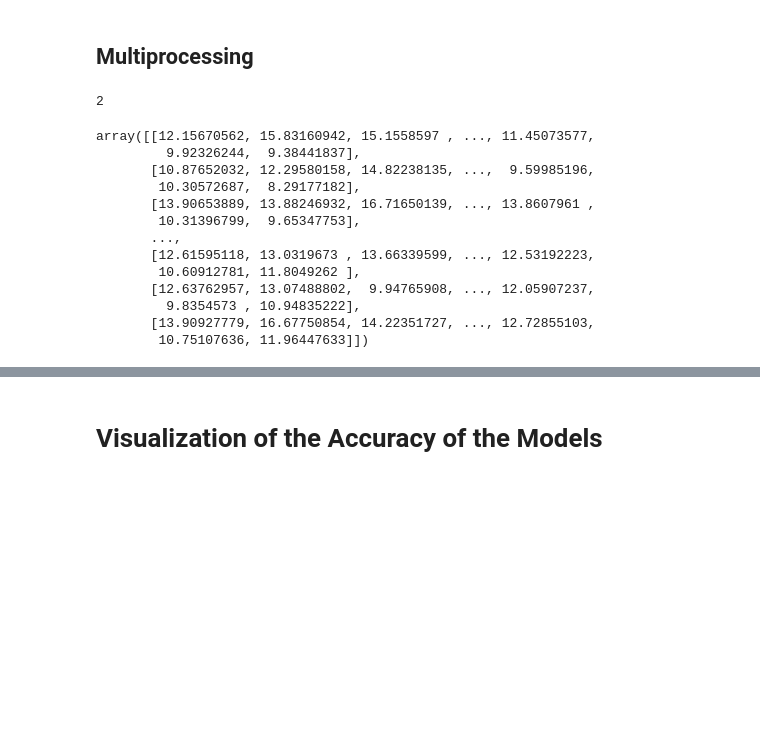
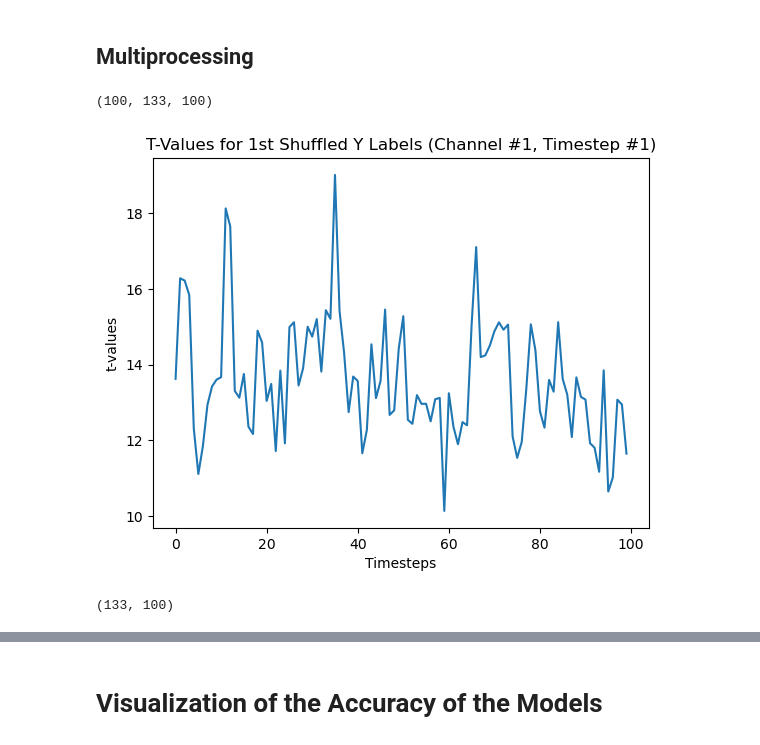
Before and after one commit to ncsl/decoding-decision-making, a Jupyter notebook: EFRI Data Analysis LDA.ipynb, the cells around one changed output, grey strips where cells are left out. Drawn from its saved outputs; the diff is of its cells as text; code cells hidden in the pictures; blank space fills up the shorter version.

```diff
--- a/EFRI Data Analysis LDA.ipynb
+++ b/EFRI Data Analysis LDA.ipynb
@@ -241,21 +166 @@ results = pool.starmap(get_t_values, [(data, y, num_channels, num_timesteps)] *
 pool.close()
-# %%
-len(results)
-# %% [output]
-2
-# %%
-results[0]
-# %% [output]
-array([[12.15670562, 15.83160942, 15.1558597 , ..., 11.45073577,
-         9.92326244,  9.38441837],
-       [10.87652032, 12.29580158, 14.82238135, ...,  9.59985196,
-        10.30572687,  8.29177182],
-       [13.90653889, 13.88246932, 16.71650139, ..., 13.8607961 ,
-        10.31396799,  9.65347753],
-       ...,
-       [12.61595118, 13.0319673 , 13.66339599, ..., 12.53192223,
-        10.60912781, 11.8049262 ],
-       [12.63762957, 13.07488802,  9.94765908, ..., 12.05907237,
-         9.8354573 , 10.94835222],
-       [13.90927779, 16.67750854, 14.22351727, ..., 12.72855103,
-        10.75107636, 11.96447633]])
@@ -261,0 +169,12 @@ array([[12.15670562, 15.83160942, 15.1558597 , ..., 11.45073577,
+# %%
+sub6_shuffled_t_values.shape
+# %% [output]
+(100, 133, 100)
+# %%
+plt.plot(sub6_shuffled_t_values[0][0])
+plt.xlabel('Timesteps')
+plt.ylabel('t-values')
+plt.title('T-Values for 1st Shuffled Y Labels (Channel #1, Timestep #1)')
+plt.show()
+# %% [output]
+[figure, added]
@@ -261,0 +183,4 @@ array([[12.15670562, 15.83160942, 15.1558597 , ..., 11.45073577,
+# %%
+sub6_t_values.shape
+# %% [output]
+(133, 100)
```
Also changed, not shown: parts of 31 cells of this notebook.
